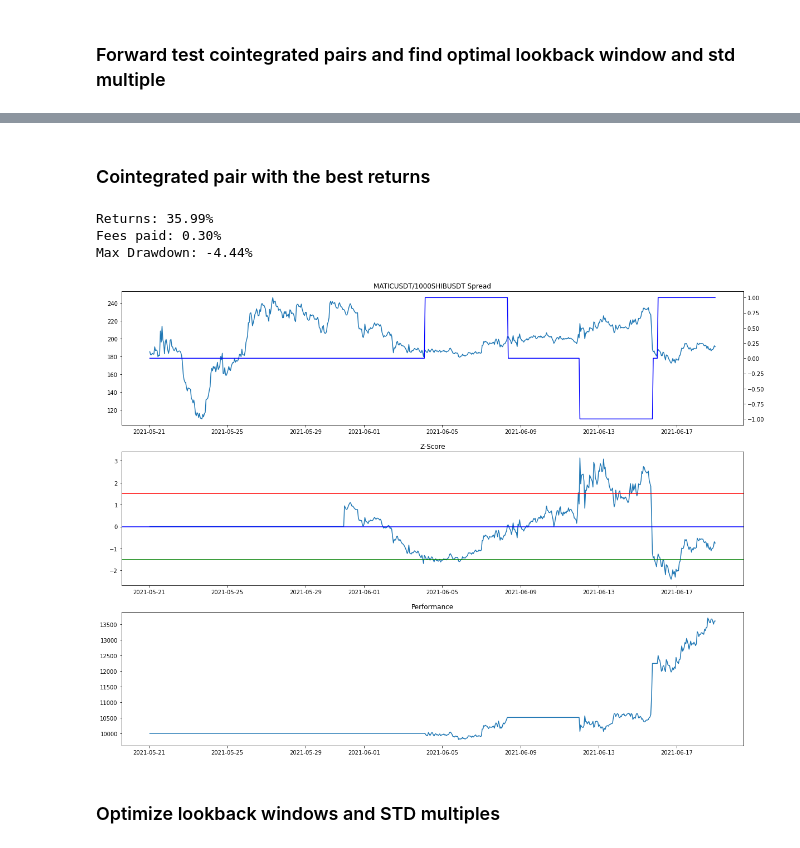
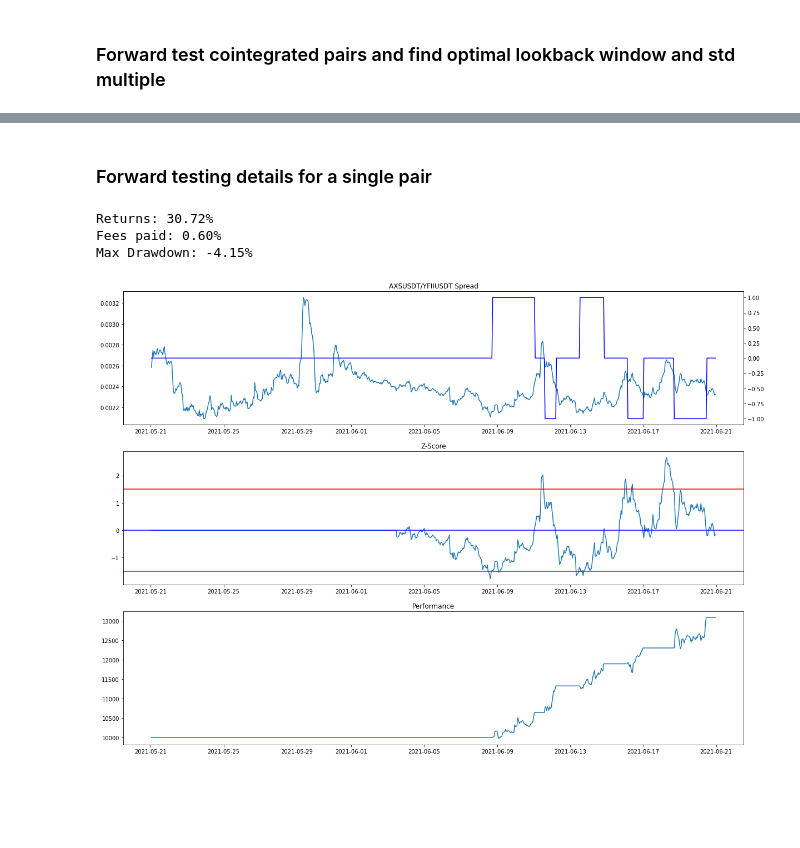
Before and after one commit to walidarbtg/cointegration, a Jupyter notebook: Cointegration Matrix.ipynb, the cells around one changed output, grey strips where cells are left out. Drawn from its saved outputs; the diff is of its cells as text; code cells hidden in the pictures; blank space fills up the shorter version.

```diff
--- a/Cointegration Matrix.ipynb
+++ b/Cointegration Matrix.ipynb
@@ -182,8 +182,8 @@ def rolling_zscore(series, window):
 
 def get_backtest_performance(price_a, price_b, positions, fees, starting_capital, order_size_pct, beta):
 
-    returns_a = price_a.pct_change().fillna(0)
-    returns_b = price_b.pct_change().fillna(0)
+    returns_a = price_a.pct_change().fillna(0) * beta #todo: make sure beta goes there
+    returns_b = price_b.pct_change().fillna(0) #* beta #todo: make sure beta goes there
 
      # Calculate Fees
     trades = 0
@@ -203,7 +203,7 @@ def get_backtest_performance(price_a, price_b, positions, fees, starting_capital
     long_leg_max_dd = long_leg_returns.cumsum().apply(np.exp)
     short_leg_cumsum = short_leg_returns.cumsum().apply(np.exp)
 
-    long_leg_dollar_size = starting_capital * order_size_pct / 2 * beta
+    long_leg_dollar_size = starting_capital * order_size_pct / 2 #* beta
     short_leg_dollar_size = starting_capital * order_size_pct - long_leg_dollar_size
 
     long_leg_dollar_returns = long_leg_dollar_size * list(long_leg_cumsum)[len(long_leg_cumsum)-1]
@@ -256,0 +397,21 @@ def zscore_mean_reversion_strategy(price_a, price_b, window, std_multiple, tradi
+# %%
+# cointegration lookback
+best_lb_value = 0
+best_lb_median = 0
+for i in optimization_matrix.index:
+    median = optimization_matrix[i].median()
+    if median > best_lb_median:
+        best_lb_median = median
+        best_lb_value = i
+
+best_window_value = 0
+best_window_median = 0
+# rolling window forward testing
+for j in optimization_matrix.columns:
+    median = optimization_matrix.loc[j].median()
+    if median > best_window_median:
+        best_window_median = median
+        best_window_value = j
+
+print('Best Lookback For Cointegration: {}'.format(best_lb_value))
+print('Best Rolling Window For Forward Testing: {}'.format(best_window_value))
@@ -259,7 +423,7 @@ def zscore_mean_reversion_strategy(price_a, price_b, window, std_multiple, tradi
 # %%
 dates = prices_1h['BTCUSDT']['date'].reset_index()
 end_date = '2021-06-01 00:00:00'
-lookback_window_coint = 24 * 10
+lookback_window_coint = best_lb_value # From optimization
 start_date = dates.iloc[dates[dates['date'] == end_date].index[0]-lookback_window_coint]['date']
 
 coint_type = 'engle-granger'
@@ -295,6 +459,6 @@ pairs_df = pd.DataFrame(pairs)
 
 # Show
 plt.figure(figsize=(20,15))
-plt.title('Cointegration Matrix for period {} - {}'.format(start_date, end_date))
+plt.title('Cointegration Matrix for period {} - {} ({} hours)'.format(start_date, end_date, best_lb_value))
 sb.heatmap(coint_matrix, annot=True, vmin=0, vmax=0.05)
 # %% [output]
@@ -307,8 +471,7 @@ sb.heatmap(coint_matrix, annot=True, vmin=0, vmax=0.05)
 # for example, i did coint test on a 30 days period, i want to forward test with rolling window of 14, start date
 # must be last day of coint test minus 14
 forwardtest_start_date = '2021-05-21 00:00:00'
-forwardtest_end_date = '2021-06-19 00:00:00'
-lookback_window = 24 * 10
+forwardtest_end_date = '2021-06-21 00:00:00'
 cointegrated_pairs_df = pairs_df.T[pairs_df.T['pvalue'] <= 0.05]
 returns = []
 fees_paid = []
@@ -328,11 +491,12 @@ for pair in cointegrated_pairs_df.index:
     dates = pair_price_a['date']
 
     fees = 0.0006
-    rolling_window = lookback_window
+    rolling_window = best_window_value # From optimization
     std_multiple = 1.5
     start_capital = 10000.0
     order_size_pct = 1
-    beta = 1
+    #beta = 1
+    beta = cointegrated_pairs_df.loc[pair]['beta']
 
     positions, capital, commission, zscore = zscore_mean_reversion_strategy(pair_price_a['price'], pair_price_b['price'], rolling_window, std_multiple, fees, start_capital, order_size_pct, beta)
     # Nbr of trades
@@ -379,8 +554,8 @@ cointegrated_pairs_df.sort_values(['returns_per_drawdown'], ascending=False)[:10
 # %% [markdown]
-### Cointegrated pair with the best returns
+### Forward testing details for a single pair
 # %%
-pair_asset_a = 'MATICUSDT'
-pair_asset_b = '1000SHIBUSDT'
+pair_asset_a = 'AXSUSDT'
+pair_asset_b = 'YFIIUSDT'
 
 pair_price_a = prices_1h[pair_asset_a][prices_1h[pair_asset_a]['date'] > forwardtest_start_date]
 pair_price_a = pair_price_a[pair_price_a['date'] < forwardtest_end_date]
@@ -389,43 +564,41 @@ pair_price_b = pair_price_b[pair_price_b['date'] < forwardtest_end_date]
 dates = pair_price_a['date']
 
 fees = 0.0006
-rolling_window = lookback_window
+rolling_window = best_window_value
 std_multiple = 1.5
 start_capital = 10000.0
 order_size_pct = 1
 beta = 1
 positions, capital, fees_paid, zscore = zscore_mean_reversion_strategy(pair_price_a['price'], pair_price_b['price'], rolling_window, std_multiple, fees, start_capital, order_size_pct, beta)
 
 # Max drawdown calculation
 dd_i = np.argmax(np.maximum.accumulate(capital) - capital) # end of the period
 if dd_i > 0:
     dd_j = np.argmax(capital[:dd_i]) # start of period
     max_dd = (capital[dd_i]-capital[dd_j])/capital[dd_i]*100
 else:
     max_dd = 0
 
 # Visualization
 fig, axs = plt.subplots(3, figsize=(20,15))
 fig.figsize=(20,15)
 axs[0].plot(dates, pair_price_a['price']/pair_price_b['price'])
 axs[0].title.set_text('{}/{} Spread'.format(pair_asset_a,pair_asset_b))
 axs0_2 = axs[0].twinx()
 axs0_2.plot(dates, positions, color='b')
 axs[1].plot(dates, zscore)
 axs[1].title.set_text('Z-Score')
 axs[1].axhline(std_multiple, color='r')
 axs[1].axhline(-std_multiple, color='g')
 axs[1].axhline(0, color='b')
 axs[2].plot(dates, capital)
 axs[2].title.set_text('Performance')
 
 print('Returns: {:.2f}%'.format((list(capital)[-1]/list(capital)[0]-1)*100*(1-fees_paid)))
 print('Fees paid: {:.2f}%'.format(fees_paid*100))
 print('Max Drawdown: {:.2f}%'.format(max_dd))
 # %% [output]
-Returns: 35.99%
-Fees paid: 0.30%
-Max Drawdown: -4.44%
+Returns: 30.72%
+Fees paid: 0.60%
+Max Drawdown: -4.15%
-[figure, old version]
+[figure, new version]
-# %% [markdown]
-### Optimize lookback windows and STD multiples
```
Also changed, not shown: parts of 16 cells of this notebook.
